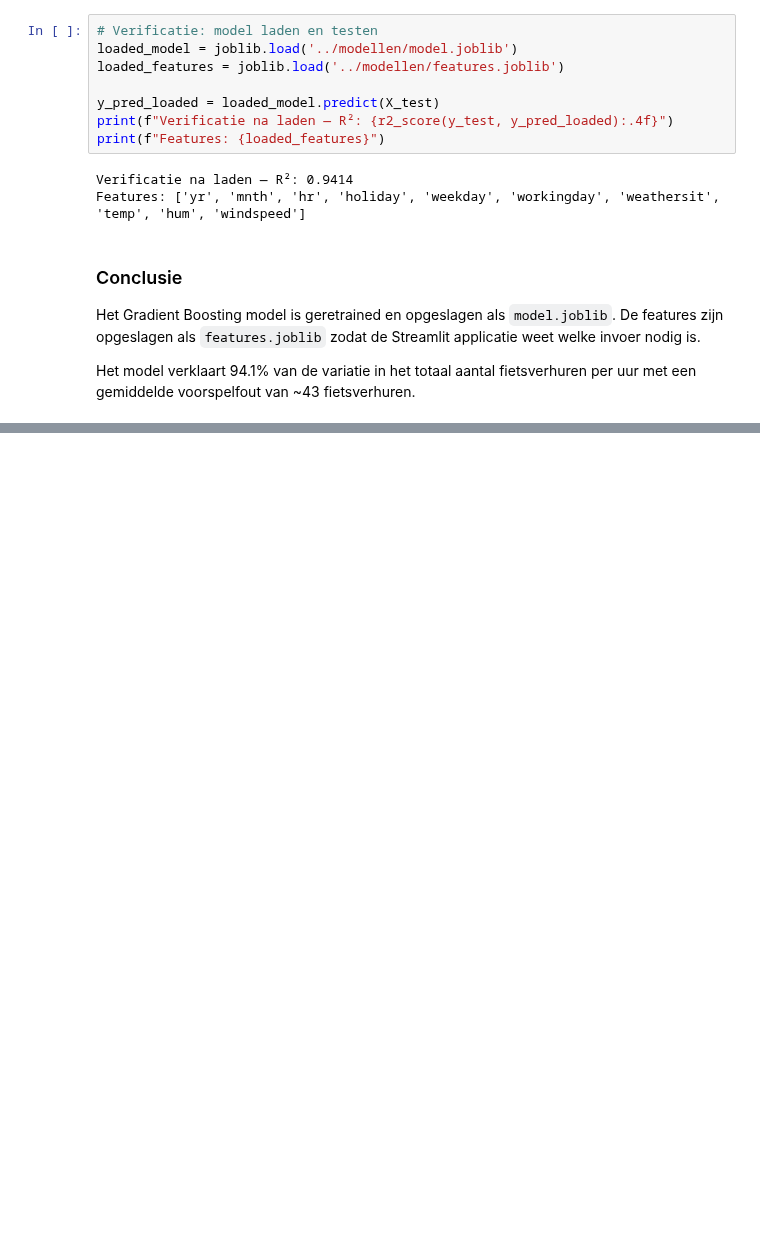
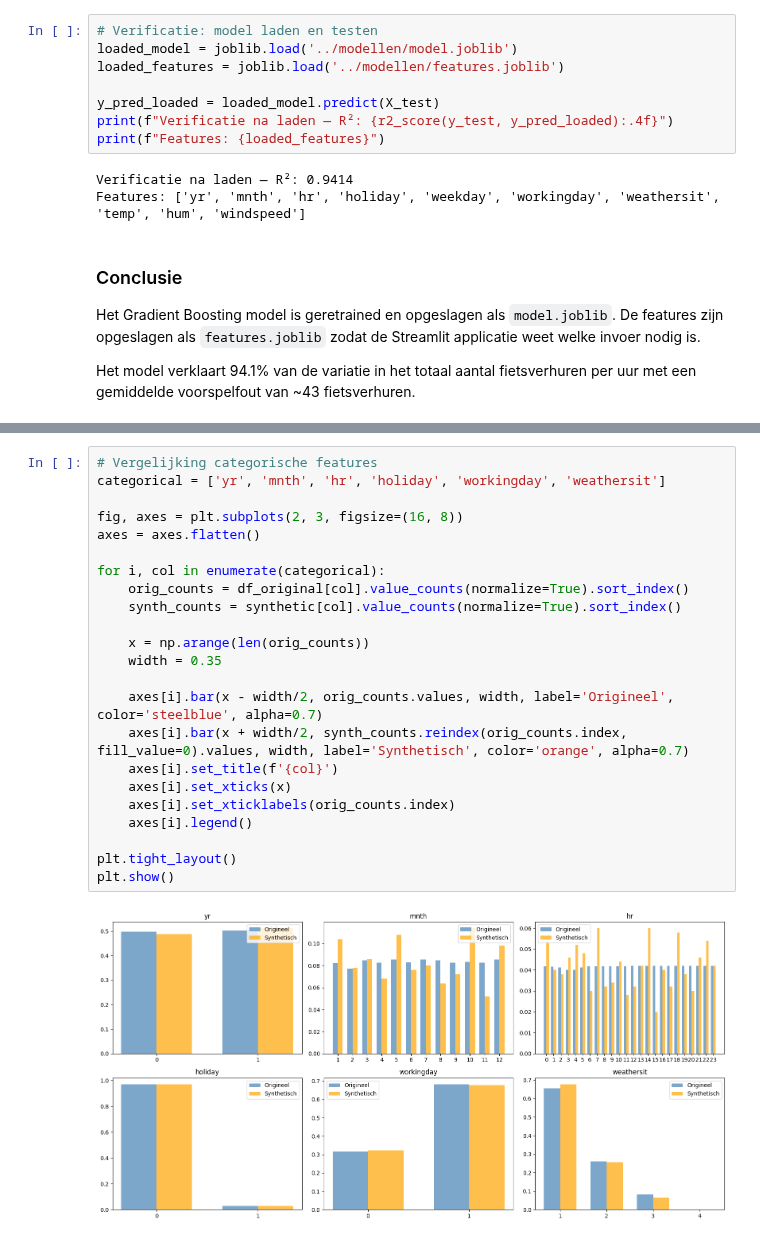
Before and after one commit to 1140710/Practicum2, a Jupyter notebook: notebooks/Regressie_analyse_Practicum2.ipynb, the cells around one changed output, grey strips where cells are left out. Cells and saved outputs as stored; diff of their text form; blank space fills up the shorter version.

```diff
--- a/notebooks/Regressie_analyse_Practicum2.ipynb
+++ b/notebooks/Regressie_analyse_Practicum2.ipynb
@@ -813,0 +903,25 @@ Het model verklaart 94.1% van de variatie in het totaal aantal fietsverhuren per
+# %%
+# Vergelijking categorische features
+categorical = ['yr', 'mnth', 'hr', 'holiday', 'workingday', 'weathersit']
+
+fig, axes = plt.subplots(2, 3, figsize=(16, 8))
+axes = axes.flatten()
+
+for i, col in enumerate(categorical):
+    orig_counts = df_original[col].value_counts(normalize=True).sort_index()
+    synth_counts = synthetic[col].value_counts(normalize=True).sort_index()
+
+    x = np.arange(len(orig_counts))
+    width = 0.35
+
+    axes[i].bar(x - width/2, orig_counts.values, width, label='Origineel', color='steelblue', alpha=0.7)
+    axes[i].bar(x + width/2, synth_counts.reindex(orig_counts.index, fill_value=0).values, width, label='Synthetisch', color='orange', alpha=0.7)
+    axes[i].set_title(f'{col}')
+    axes[i].set_xticks(x)
+    axes[i].set_xticklabels(orig_counts.index)
+    axes[i].legend()
+
+plt.tight_layout()
+plt.show()
+# %% [output]
+[figure, added]
```
Also changed, not shown: parts of 7 cells of this notebook, 3 other files.
